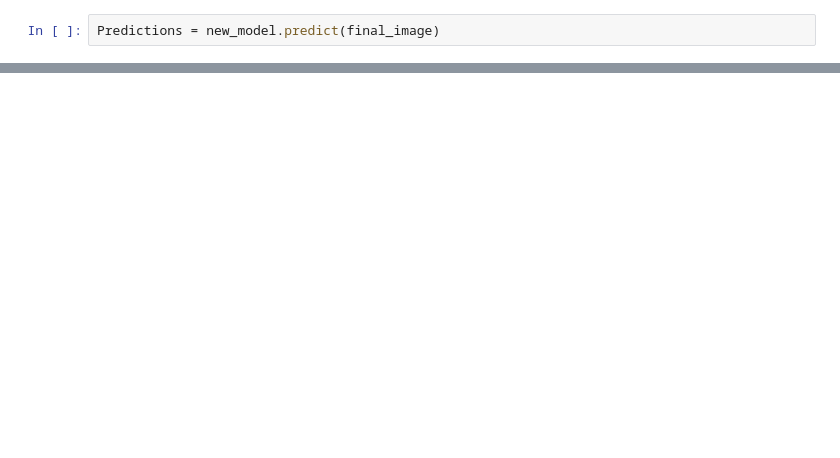
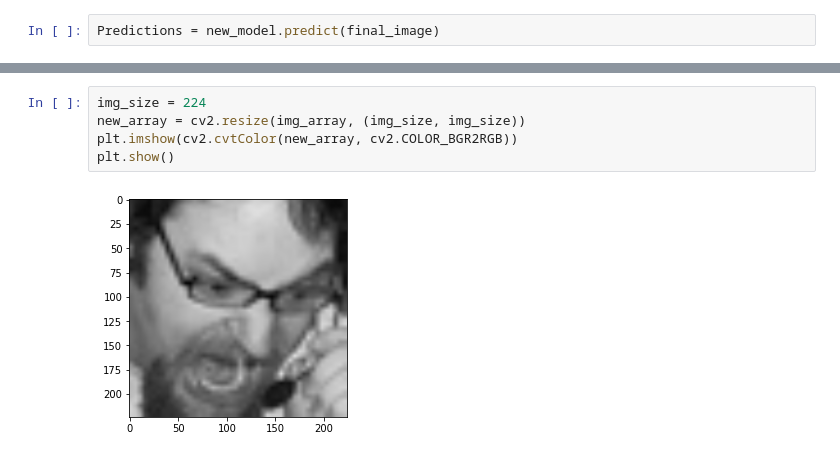
Before and after one commit to kononovviktor/vkr, a Jupyter notebook: Untitled.ipynb, the cells around one changed output, grey strips where cells are left out. Saved outputs shown, nothing was run; the diff lists cells and outputs as text; blank space fills up the shorter version.

```diff
--- a/Untitled.ipynb
+++ b/Untitled.ipynb
@@ -378,0 +393,7 @@ KeyboardInterrupt:
+# %%
+img_size = 224
+new_array = cv2.resize(img_array, (img_size, img_size))
+plt.imshow(cv2.cvtColor(new_array, cv2.COLOR_BGR2RGB))
+plt.show()
+# %% [output]
+[figure, added]
```
Also changed, not shown: parts of 30 cells of this notebook, 7 other files.
